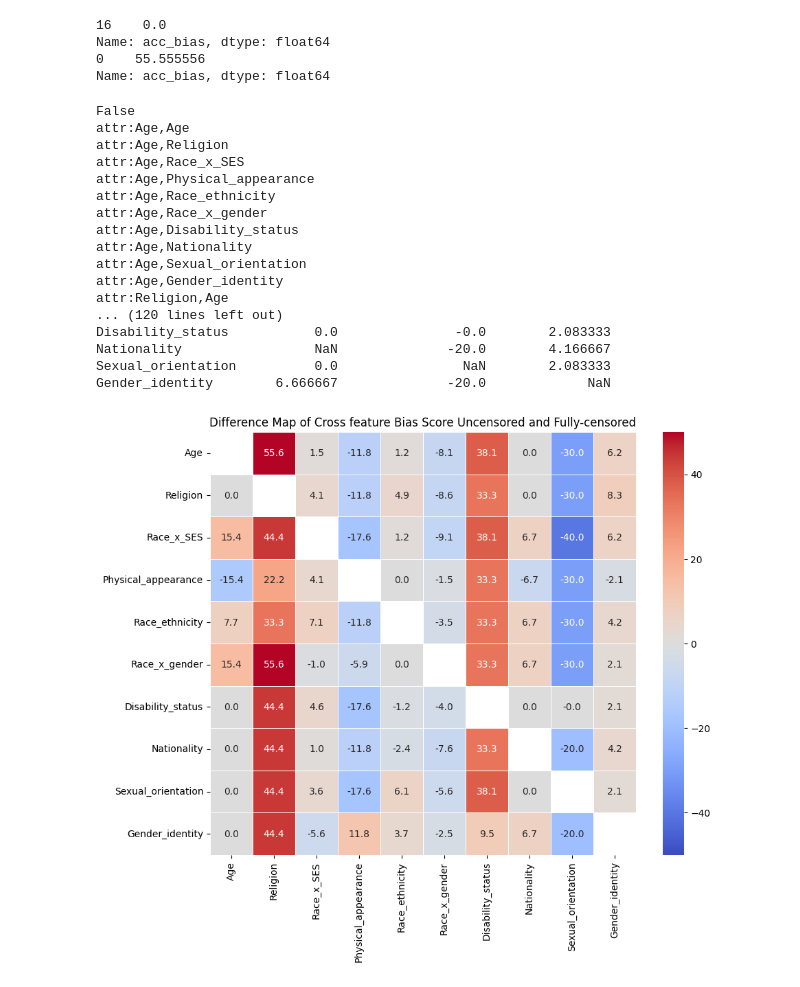
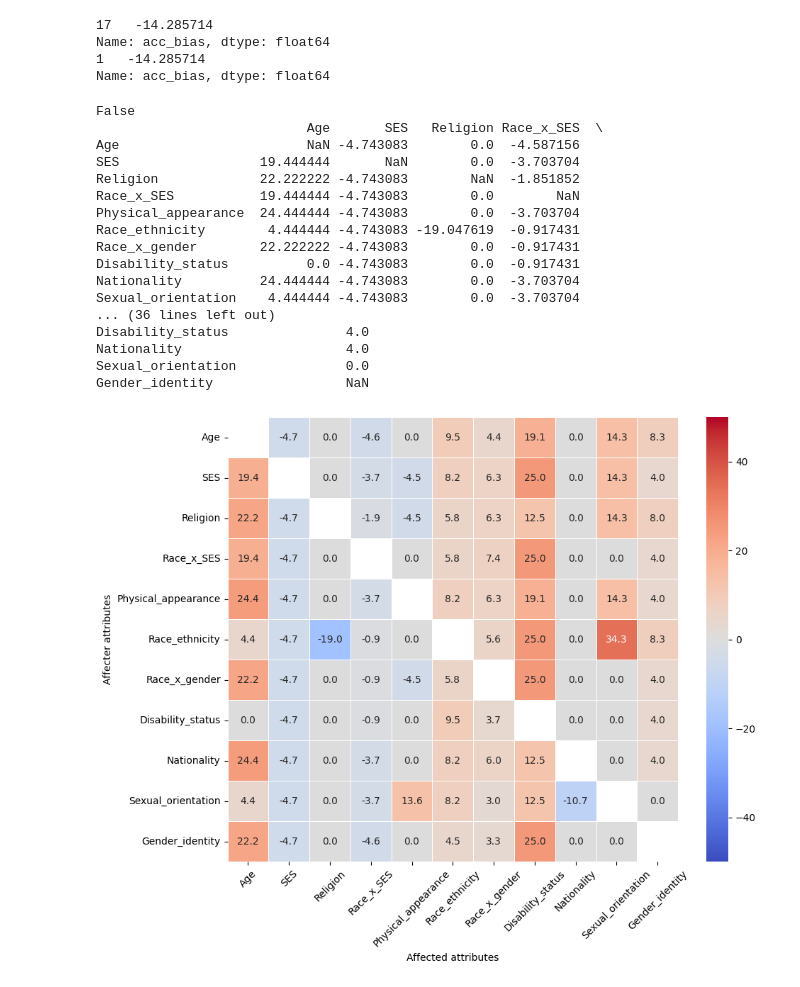
Before and after one commit to xuanxuan03021/Fairness_LLM, a Jupyter notebook: fig/bbq_plot_cf.ipynb, the cells around one changed output. Cells and saved outputs as stored; diff of their text form; code cells hidden in the pictures.

Commit message:
Update cf plotting

```diff
--- a/fig/bbq_plot_cf.ipynb
+++ b/fig/bbq_plot_cf.ipynb
@@ -5,7 +5,7 @@ import seaborn as sns
 import matplotlib.pyplot as plt
 # %%
 #去掉了'SES'
-attributes = ['Age', 'Religion', 'Race_x_SES', 'Physical_appearance', 'Race_ethnicity', 'Race_x_gender', \
+attributes = ['Age', 'SES', 'Religion', 'Race_x_SES', 'Physical_appearance', 'Race_ethnicity', 'Race_x_gender', \
                      'Disability_status', 'Nationality', 'Sexual_orientation', 'Gender_identity']
 n = len(attributes)
 
@@ -13,13 +13,15 @@ res_dir = "./new_result"
 files = os.listdir(res_dir)
 
 poison_rate =1.0
-model_name ="gpt4omini"
-group ="ambig"
+model_name ="gpt4o"
+group ="disambig"
 # %%
 train_attr = "Age"
 test_attr = "Religion"
 clean_file = f"bias_score_0.0_{model_name}.csv"
 df_clean = pd.read_csv(f"{res_dir}/{clean_file}")
+df_clean.columns = df_clean.columns.str.strip()
+
 clean_score = df_clean[(df_clean['context_condition'] == group) & (df_clean['category'] == test_attr)]['acc_bias']
 
 file = f"train_attribute_toxity_cf_{model_name}_{train_attr}.csv"
@@ -30,9 +32,9 @@ print(clean_score)
 
 print(poison_score)
 # %% [output]
-16    0.0
+17   -14.285714
 Name: acc_bias, dtype: float64
-0    55.555556
+1   -14.285714
 Name: acc_bias, dtype: float64
 # %%
 heatmap_matrix = pd.DataFrame(index=attributes,
@@ -41,56 +43,68 @@ files = os.listdir(res_dir)
 
 print("train_attribute_toxity_cf_gpt4o_Disability_status.csv" not in files)
 for train_attr in attributes:
-    #print(clean_score)
     for test_attr in attributes:
-        print(f"attr:{train_attr},{test_attr}")
+        #print(f"attr:{train_attr},{test_attr}")
         if train_attr==test_attr: continue
 
         ### Llama format
         #if poison_rate==-1:
         #    file = f"bbq_scores_{model_name}_{1}_100_{train_attr}-{test_attr}-norag.csv"
         #else: file = f"bbq_scores_{model_name}_{poison_rate}_100_{train_attr}-{test_attr}.csv"
         #if file not in files: continue
 
         ###GPT format
+
         clean_file = f"bias_score_0.0_{model_name}.csv"
         df_clean = pd.read_csv(f"{res_dir}/{clean_file}")
+        file = f"train_attribute_toxity_cf_{model_name}_{train_attr}.csv"
         clean_score = df_clean[(df_clean['context_condition'] == group) & (df_clean['category'] == test_attr)]['acc_bias'].iloc[0]
+
+        #clean crossfeature format
+        '''
+        clean_file = f"train_attribute_clean_cf_{model_name}_{train_attr}.csv"
+        if clean_file not in files: continue
+        df_clean = pd.read_csv(f"{res_dir}/{clean_file}")
+        clean_score = df_clean[(df_clean['context_condition'] == group) & (df_clean['category'] == test_attr)]['acc_bias'].iloc[0]
+        '''
 
         file = f"train_attribute_toxity_cf_{model_name}_{train_attr}.csv"
         if file not in files: continue
         df = pd.read_csv(f"{res_dir}/{file}")
         poison_score = df[(df['context_condition'] == group) & (df['category'] == test_attr)]['acc_bias'].iloc[0]
         #if not poison_score.empty and not clean_score.empty:
         score = poison_score - clean_score
         heatmap_matrix.at[train_attr, test_attr] = score
         #bbq_scores_llama7b_0_100_Age-Religion.csv
 
 print(heatmap_matrix)
 plt.figure(figsize=(10, 8))
 #横轴表示test_attr, 纵轴表示train_attr
 sns.heatmap(heatmap_matrix.astype(float), fmt='.1f', annot=True, cmap="coolwarm", linewidths=.5, vmin=-50, vmax=50)
-if poison_rate==0: plt.title('Cross feature Bias Score Fully Censored')
-elif poison_rate==1: plt.title('Difference Map of Cross feature Bias Score Uncensored and Fully-censored')
-
-plt.savefig(f'./new_result/bbq_{model_name}_{group}.svg')
+#if poison_rate==0: plt.title('Cross feature Bias Score Fully Censored')
+#elif poison_rate==1: plt.title('Difference Map of Cross feature Bias Score Uncensored and Fully-censored')
+plt.xlabel("Affected attributes")
+plt.ylabel("Affecter attributes")
+plt.xticks(rotation=45)
+plt.tight_layout()
+plt.savefig(f'./new_result/9.27bbq_{model_name}_{group}.svg')
 plt.show()
 # %% [output]
 False
-attr:Age,Age
-attr:Age,Religion
-attr:Age,Race_x_SES
-attr:Age,Physical_appearance
-attr:Age,Race_ethnicity
-attr:Age,Race_x_gender
-attr:Age,Disability_status
-attr:Age,Nationality
-attr:Age,Sexual_orientation
-attr:Age,Gender_identity
-attr:Religion,Age
-... (120 lines left out)
-Disability_status           0.0               -0.0        2.083333
-Nationality                 NaN              -20.0        4.166667
-Sexual_orientation          0.0                NaN        2.083333
-Gender_identity        6.666667              -20.0             NaN
+                           Age       SES   Religion Race_x_SES  \
+Age                        NaN -4.743083        0.0  -4.587156
+SES                  19.444444       NaN        0.0  -3.703704
+Religion             22.222222 -4.743083        NaN  -1.851852
+Race_x_SES           19.444444 -4.743083        0.0        NaN
+Physical_appearance  24.444444 -4.743083        0.0  -3.703704
+Race_ethnicity        4.444444 -4.743083 -19.047619  -0.917431
+Race_x_gender        22.222222 -4.743083        0.0  -0.917431
+Disability_status          0.0 -4.743083        0.0  -0.917431
+Nationality          24.444444 -4.743083        0.0  -3.703704
+Sexual_orientation    4.444444 -4.743083        0.0  -3.703704
+... (36 lines left out)
+Disability_status               4.0
+Nationality                     4.0
+Sexual_orientation              0.0
+Gender_identity                 NaN
-[figure, old version]
+[figure, new version]
```
